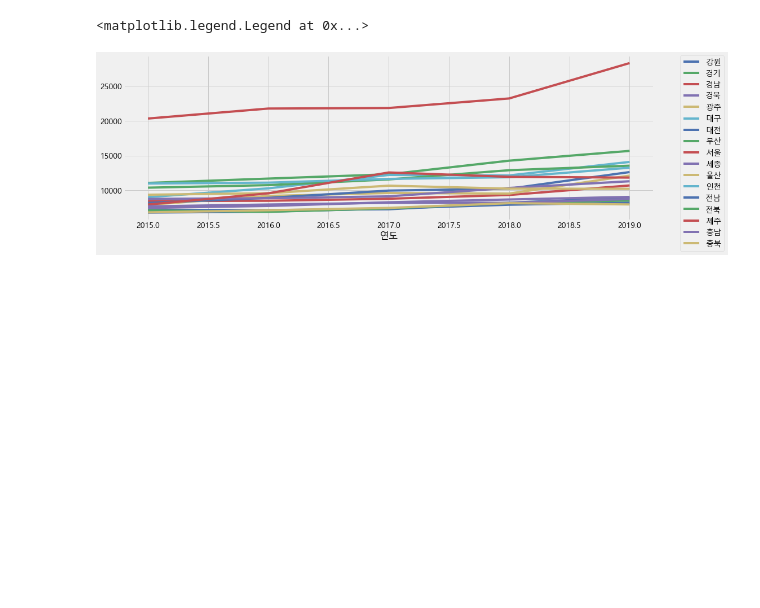
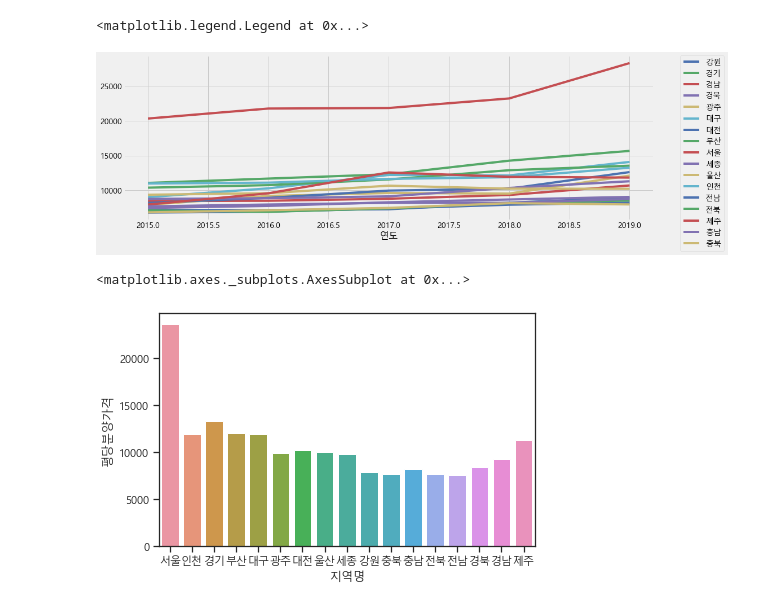
Before and after one commit to honourchoi/KoreaOpenDataAnalysis, a Jupyter notebook: ApartmentSalePrice/AptSalePrice.ipynb, the cells around one changed output. Saved outputs shown, nothing was run; the diff lists cells and outputs as text; code cells hidden in the pictures; blank space fills up the shorter version.

```diff
--- a/ApartmentSalePrice/AptSalePrice.ipynb
+++ b/ApartmentSalePrice/AptSalePrice.ipynb
@@ -383,0 +386,6 @@ plt.legend(bbox_to_anchor=(1.05, 1), loc='upper left', borderaxespad=0.)
+# %%
+sns.set(font="Malgun Gothic", rc={"axes.unicode_minus":False},style='ticks')
+sns.barplot(data=df_last, x='지역명', y='평당분양가격', ci=None)
+# %% [output]
+<matplotlib.axes._subplots.AxesSubplot at 0x...>
+[figure, added]
```
Also changed, not shown: parts of 54 cells of this notebook.
